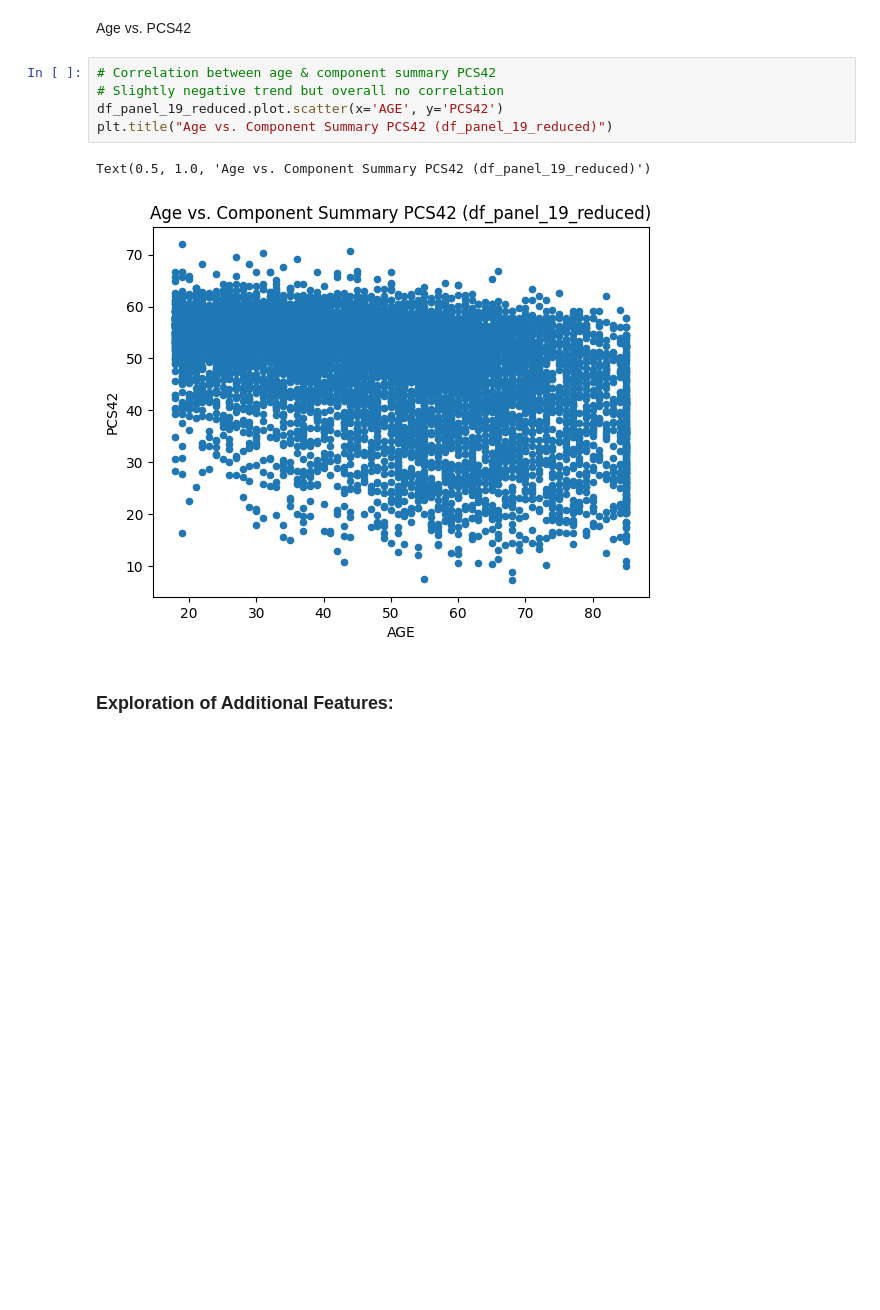
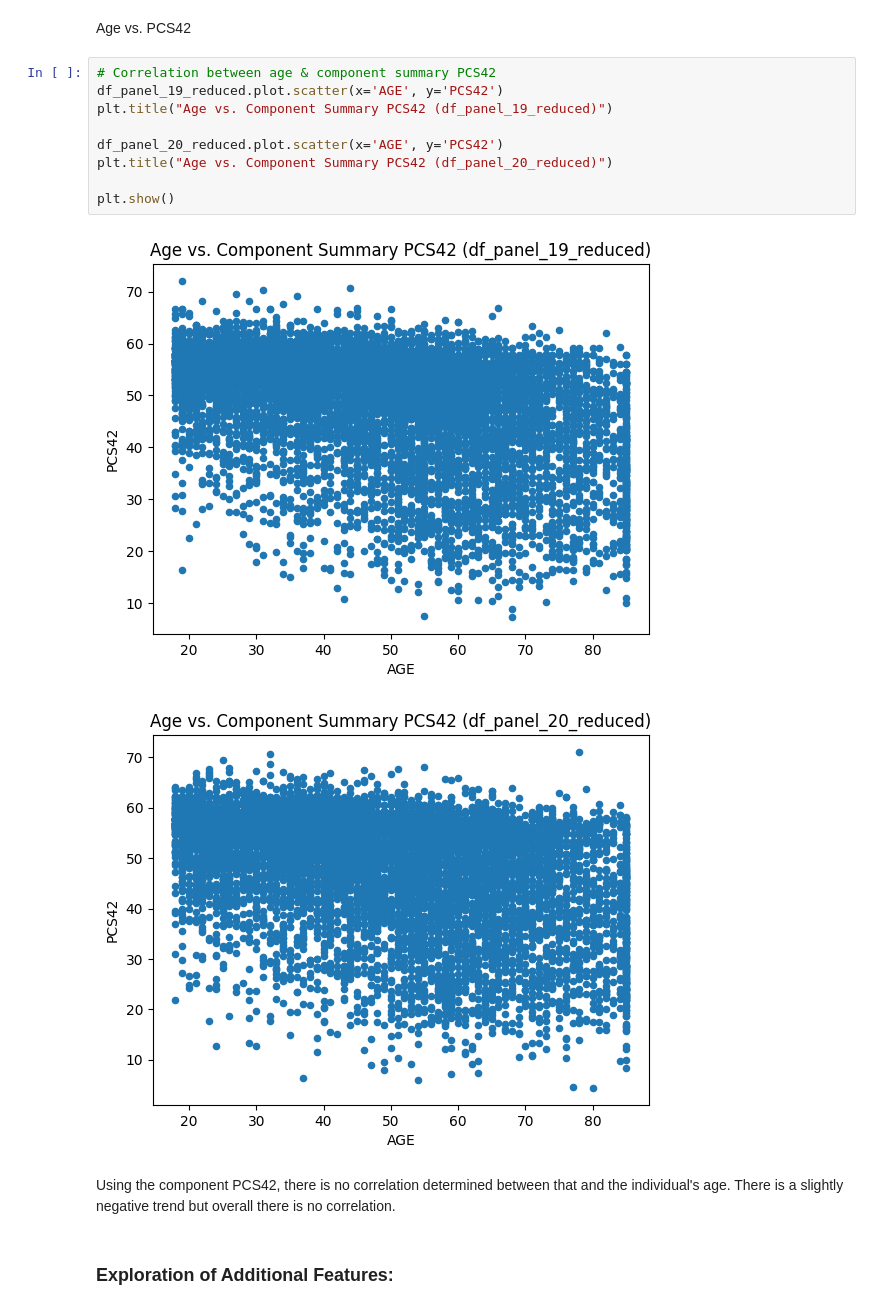
Before and after one commit to christine-deng/DSC180A-Capstone, a Jupyter notebook: updated2.ipynb, the cells around one changed output. Cells and saved outputs as stored; diff of their text form; blank space fills up the shorter version.

```diff
--- a/updated2.ipynb
+++ b/updated2.ipynb
@@ -1385,12 +1397,18 @@ plt.show()
 Age vs. PCS42
 # %%
 # Correlation between age & component summary PCS42
-# Slightly negative trend but overall no correlation
 df_panel_19_reduced.plot.scatter(x='AGE', y='PCS42')
 plt.title("Age vs. Component Summary PCS42 (df_panel_19_reduced)")
+
+df_panel_20_reduced.plot.scatter(x='AGE', y='PCS42')
+plt.title("Age vs. Component Summary PCS42 (df_panel_20_reduced)")
+
+plt.show()
 # %% [output]
-Text(0.5, 1.0, 'Age vs. Component Summary PCS42 (df_panel_19_reduced)')
 [figure]
+[figure, added]
+# %% [markdown]
+Using the component PCS42, there is no correlation determined between that and the individual's age. There is a slightly negative trend but overall there is no correlation.
 # %% [markdown]
 ### Exploration of Additional Features:
 # %%
```
Also changed, not shown: parts of 4 cells of this notebook.
